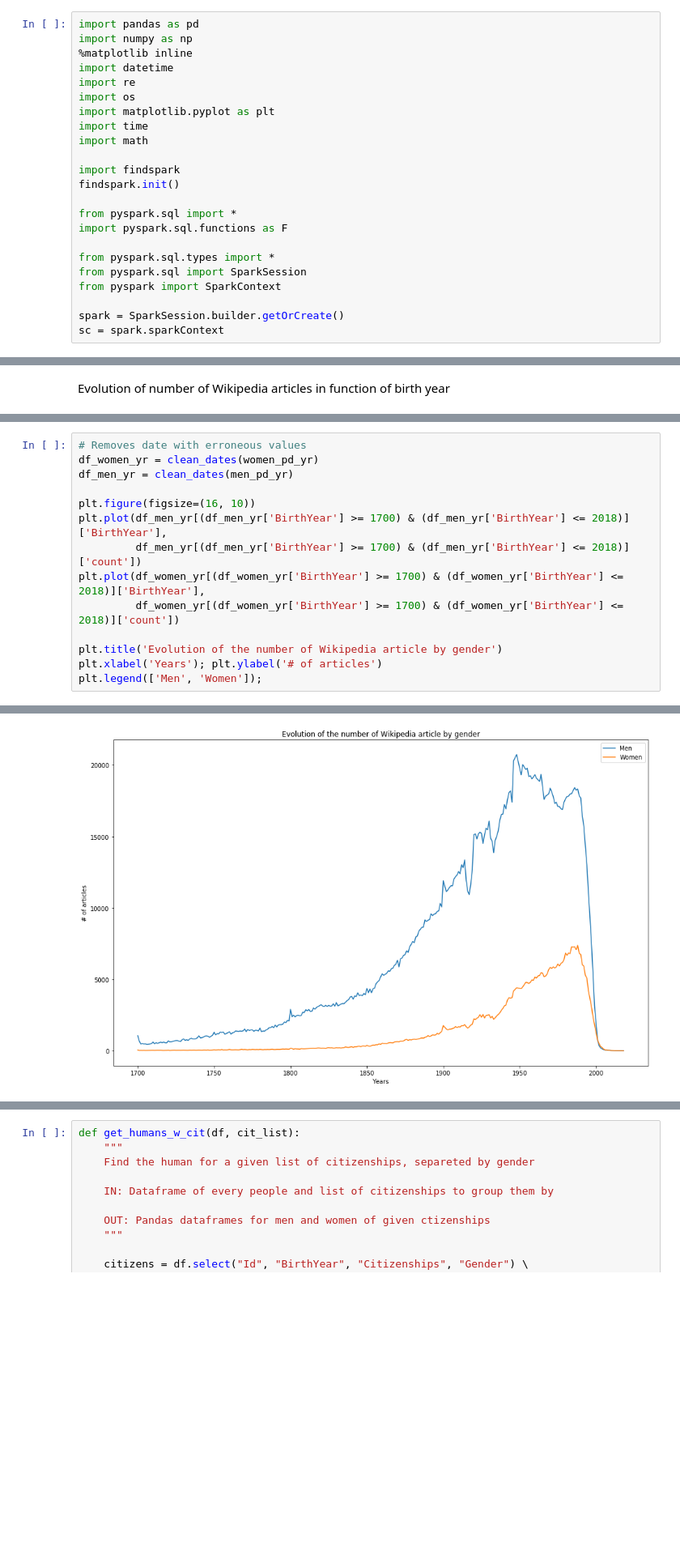
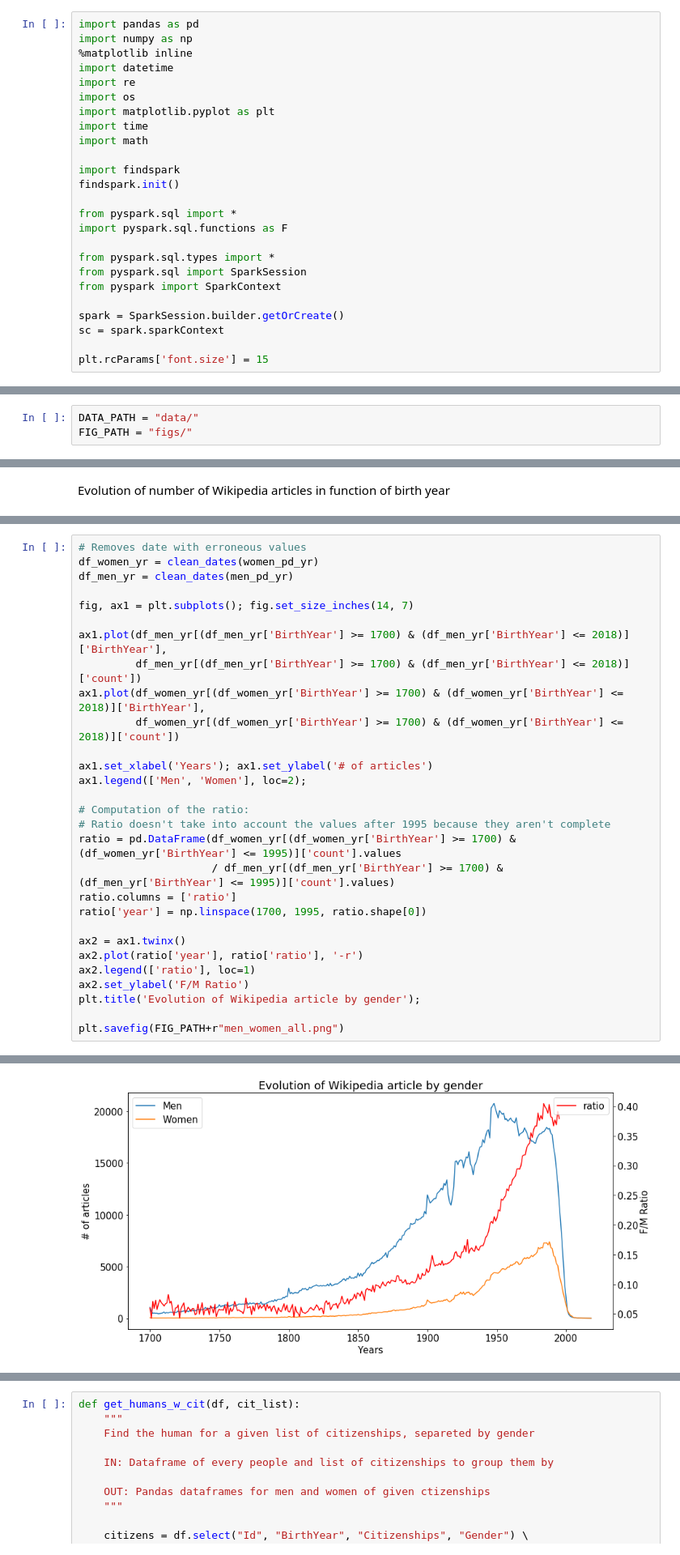
Before and after one commit to emilebourban/ADA-Project, a Jupyter notebook: Project-Final.ipynb, the cells around one changed output, grey strips where cells are left out. Shown at 81% size. Cells and saved outputs as stored; diff of their text form; blank space fills up the shorter version.

```diff
--- a/Project-Final.ipynb
+++ b/Project-Final.ipynb
@@ -58,3 +58,5 @@ from pyspark import SparkContext
 
 spark = SparkSession.builder.getOrCreate()
 sc = spark.sparkContext
+
+plt.rcParams['font.size'] = 15
@@ -62,0 +63,3 @@ sc = spark.sparkContext
+# %%
+DATA_PATH = "data/"
+FIG_PATH = "figs/"
@@ -180,13 +274,28 @@ Evolution of number of Wikipedia articles in function of birth year
 df_women_yr = clean_dates(women_pd_yr)
 df_men_yr = clean_dates(men_pd_yr)
 
-plt.figure(figsize=(16, 10))
-plt.plot(df_men_yr[(df_men_yr['BirthYear'] >= 1700) & (df_men_yr['BirthYear'] <= 2018)]['BirthYear'],
+fig, ax1 = plt.subplots(); fig.set_size_inches(14, 7)
+
+ax1.plot(df_men_yr[(df_men_yr['BirthYear'] >= 1700) & (df_men_yr['BirthYear'] <= 2018)]['BirthYear'],
          df_men_yr[(df_men_yr['BirthYear'] >= 1700) & (df_men_yr['BirthYear'] <= 2018)]['count'])
-plt.plot(df_women_yr[(df_women_yr['BirthYear'] >= 1700) & (df_women_yr['BirthYear'] <= 2018)]['BirthYear'],
+ax1.plot(df_women_yr[(df_women_yr['BirthYear'] >= 1700) & (df_women_yr['BirthYear'] <= 2018)]['BirthYear'],
          df_women_yr[(df_women_yr['BirthYear'] >= 1700) & (df_women_yr['BirthYear'] <= 2018)]['count'])
 
-plt.title('Evolution of the number of Wikipedia article by gender')
-plt.xlabel('Years'); plt.ylabel('# of articles')
-plt.legend(['Men', 'Women']);
+ax1.set_xlabel('Years'); ax1.set_ylabel('# of articles')
+ax1.legend(['Men', 'Women'], loc=2);
+
+# Computation of the ratio:
+# Ratio doesn't take into account the values after 1995 because they aren't complete
+ratio = pd.DataFrame(df_women_yr[(df_women_yr['BirthYear'] >= 1700) & (df_women_yr['BirthYear'] <= 1995)]['count'].values
+                     / df_men_yr[(df_men_yr['BirthYear'] >= 1700) & (df_men_yr['BirthYear'] <= 1995)]['count'].values)
+ratio.columns = ['ratio']
+ratio['year'] = np.linspace(1700, 1995, ratio.shape[0])
+
+ax2 = ax1.twinx()
+ax2.plot(ratio['year'], ratio['ratio'], '-r')
+ax2.legend(['ratio'], loc=1)
+ax2.set_ylabel('F/M Ratio')
+plt.title('Evolution of Wikipedia article by gender');
+
+plt.savefig(FIG_PATH+r"men_women_all.png")
 # %% [output]
@@ -194 +302 @@ plt.legend(['Men', 'Women']);
-[figure, old version]
+[figure, new version]
```
Also changed, not shown: parts of 38 cells of this notebook.
